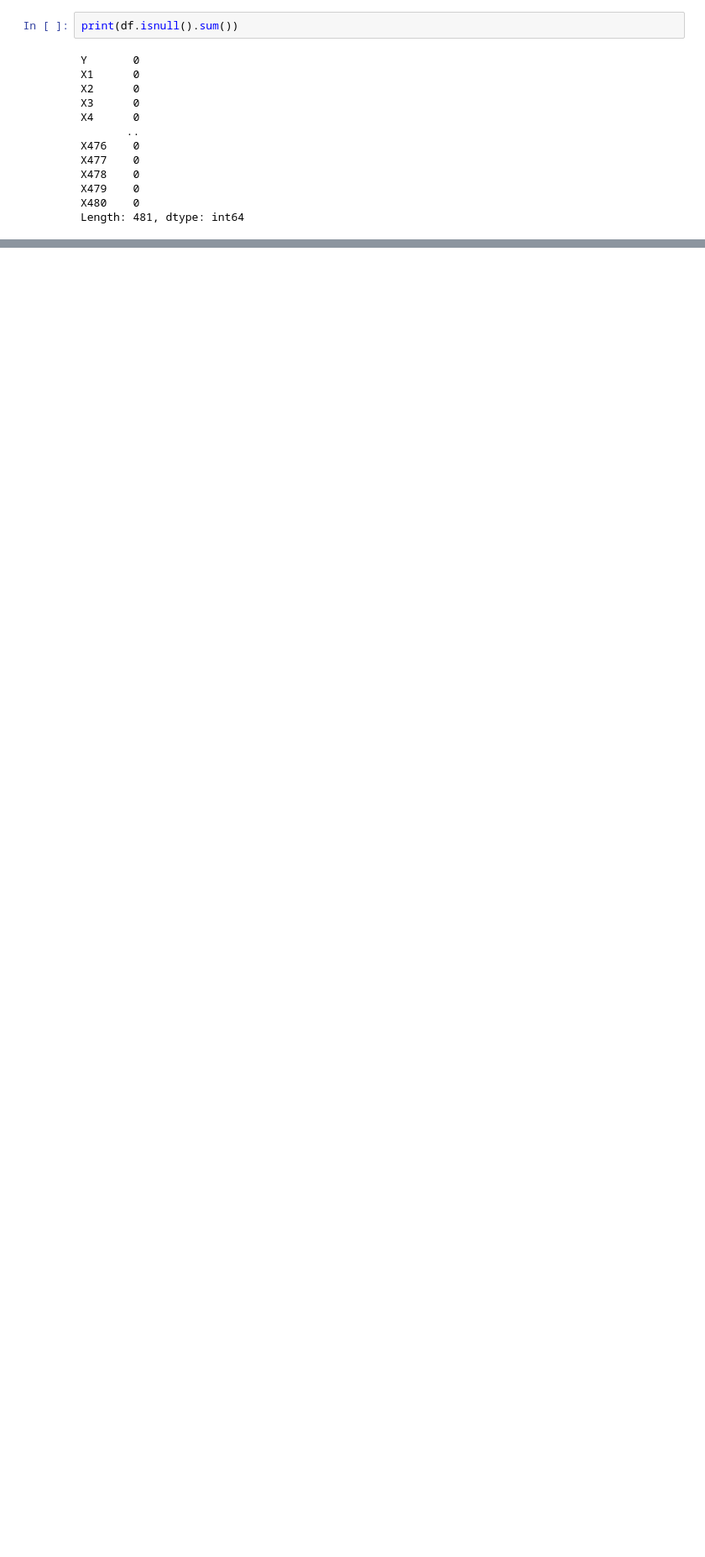
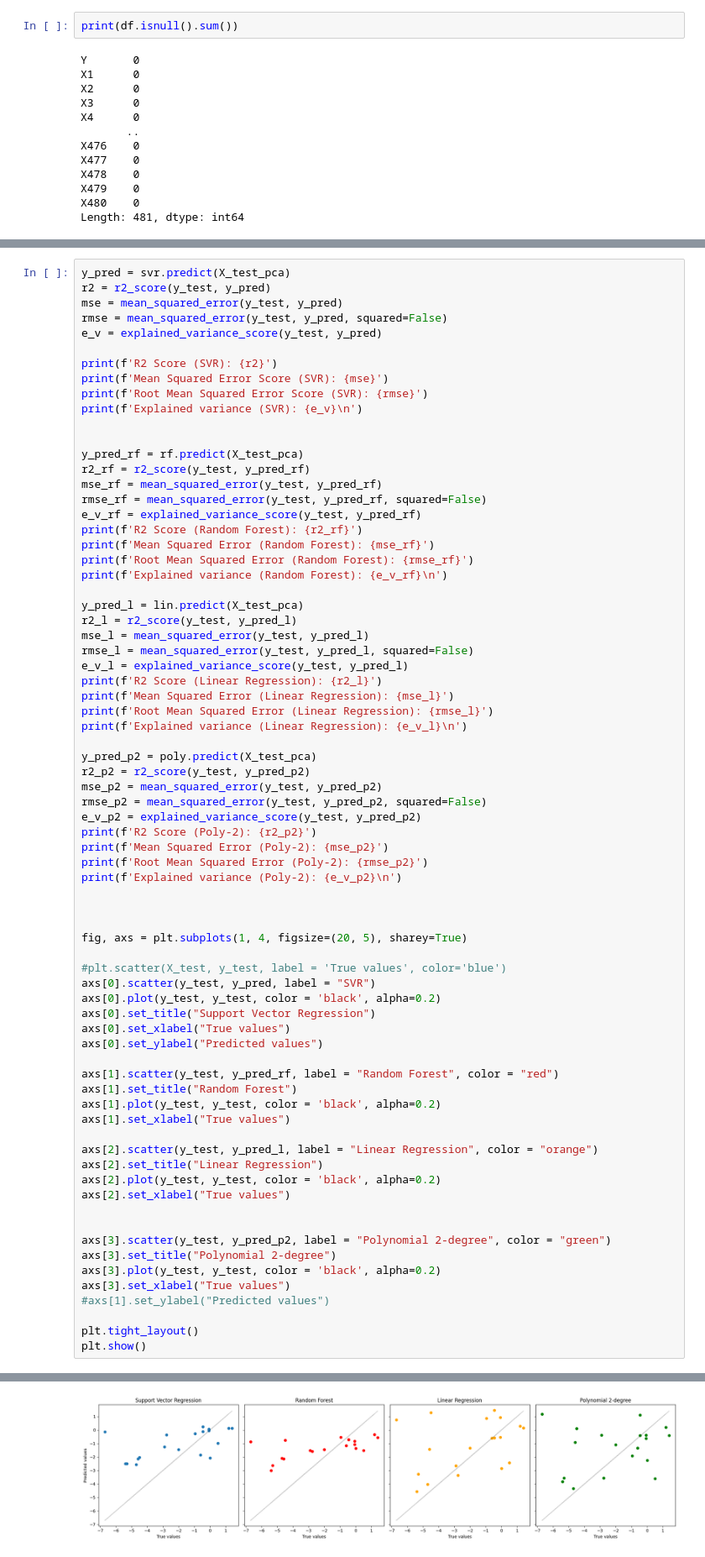
Before and after one commit to boredanon/machine-learning2023-2, a Jupyter notebook: proyecto_ML_José_del_Solar.ipynb, the cells around one changed output, grey strips where cells are left out. Shown at 84% size. Saved outputs shown, nothing was run; the diff lists cells and outputs as text; blank space fills up the shorter version.

```diff
--- a/proyecto_ML_José_del_Solar.ipynb
+++ b/proyecto_ML_José_del_Solar.ipynb
@@ -293,0 +302,74 @@ Root Mean Squared Error (Random Forest): 0.976534766945157
+# %%
+y_pred = svr.predict(X_test_pca)
+r2 = r2_score(y_test, y_pred)
+mse = mean_squared_error(y_test, y_pred)
+rmse = mean_squared_error(y_test, y_pred, squared=False)
+e_v = explained_variance_score(y_test, y_pred)
+
+print(f'R2 Score (SVR): {r2}')
+print(f'Mean Squared Error Score (SVR): {mse}')
+print(f'Root Mean Squared Error Score (SVR): {rmse}')
+print(f'Explained variance (SVR): {e_v}\n')
+
+
+y_pred_rf = rf.predict(X_test_pca)
+r2_rf = r2_score(y_test, y_pred_rf)
+mse_rf = mean_squared_error(y_test, y_pred_rf)
+rmse_rf = mean_squared_error(y_test, y_pred_rf, squared=False)
+e_v_rf = explained_variance_score(y_test, y_pred_rf)
+print(f'R2 Score (Random Forest): {r2_rf}')
+print(f'Mean Squared Error (Random Forest): {mse_rf}')
+print(f'Root Mean Squared Error (Random Forest): {rmse_rf}')
+print(f'Explained variance (Random Forest): {e_v_rf}\n')
+
+y_pred_l = lin.predict(X_test_pca)
+r2_l = r2_score(y_test, y_pred_l)
+mse_l = mean_squared_error(y_test, y_pred_l)
+rmse_l = mean_squared_error(y_test, y_pred_l, squared=False)
+e_v_l = explained_variance_score(y_test, y_pred_l)
+print(f'R2 Score (Linear Regression): {r2_l}')
+print(f'Mean Squared Error (Linear Regression): {mse_l}')
+print(f'Root Mean Squared Error (Linear Regression): {rmse_l}')
+print(f'Explained variance (Linear Regression): {e_v_l}\n')
+
+y_pred_p2 = poly.predict(X_test_pca)
+r2_p2 = r2_score(y_test, y_pred_p2)
+mse_p2 = mean_squared_error(y_test, y_pred_p2)
+rmse_p2 = mean_squared_error(y_test, y_pred_p2, squared=False)
+e_v_p2 = explained_variance_score(y_test, y_pred_p2)
+print(f'R2 Score (Poly-2): {r2_p2}')
+print(f'Mean Squared Error (Poly-2): {mse_p2}')
+print(f'Root Mean Squared Error (Poly-2): {rmse_p2}')
+print(f'Explained variance (Poly-2): {e_v_p2}\n')
+
+
+
+fig, axs = plt.subplots(1, 4, figsize=(20, 5), sharey=True)
+
+#plt.scatter(X_test, y_test, label = 'True values', color='blue')
+axs[0].scatter(y_test, y_pred, label = "SVR")
+axs[0].plot(y_test, y_test, color = 'black', alpha=0.2)
+axs[0].set_title("Support Vector Regression")
+axs[0].set_xlabel("True values")
+axs[0].set_ylabel("Predicted values")
+
+axs[1].scatter(y_test, y_pred_rf, label = "Random Forest", color = "red")
+axs[1].set_title("Random Forest")
+axs[1].plot(y_test, y_test, color = 'black', alpha=0.2)
+axs[1].set_xlabel("True values")
+
+axs[2].scatter(y_test, y_pred_l, label = "Linear Regression", color = "orange")
+axs[2].set_title("Linear Regression")
+axs[2].plot(y_test, y_test, color = 'black', alpha=0.2)
+axs[2].set_xlabel("True values")
+
+
+axs[3].scatter(y_test, y_pred_p2, label = "Polynomial 2-degree", color = "green")
+axs[3].set_title("Polynomial 2-degree")
+axs[3].plot(y_test, y_test, color = 'black', alpha=0.2)
+axs[3].set_xlabel("True values")
+#axs[1].set_ylabel("Predicted values")
+
+plt.tight_layout()
+plt.show()
+# %% [output]
@@ -293,0 +395 @@ Root Mean Squared Error (Random Forest): 0.976534766945157
+[figure, added]
```
Also changed, not shown: parts of 34 cells of this notebook.
